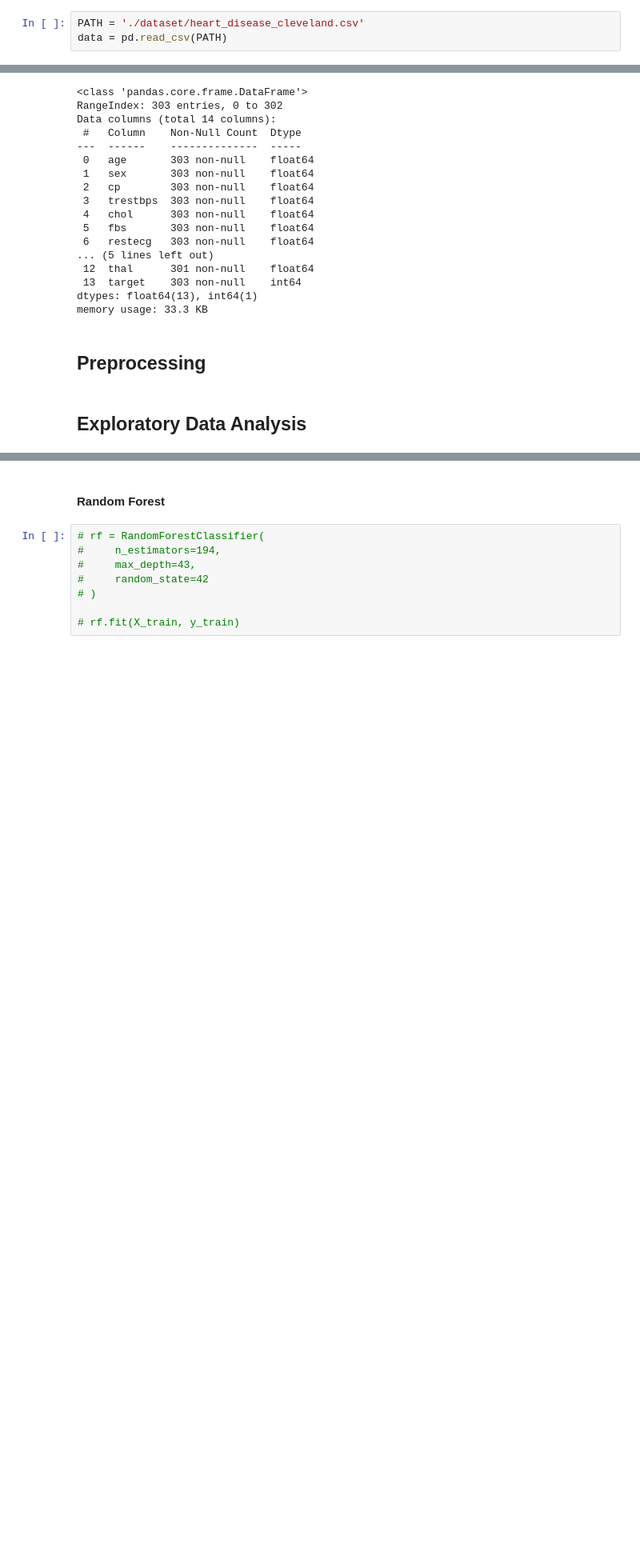
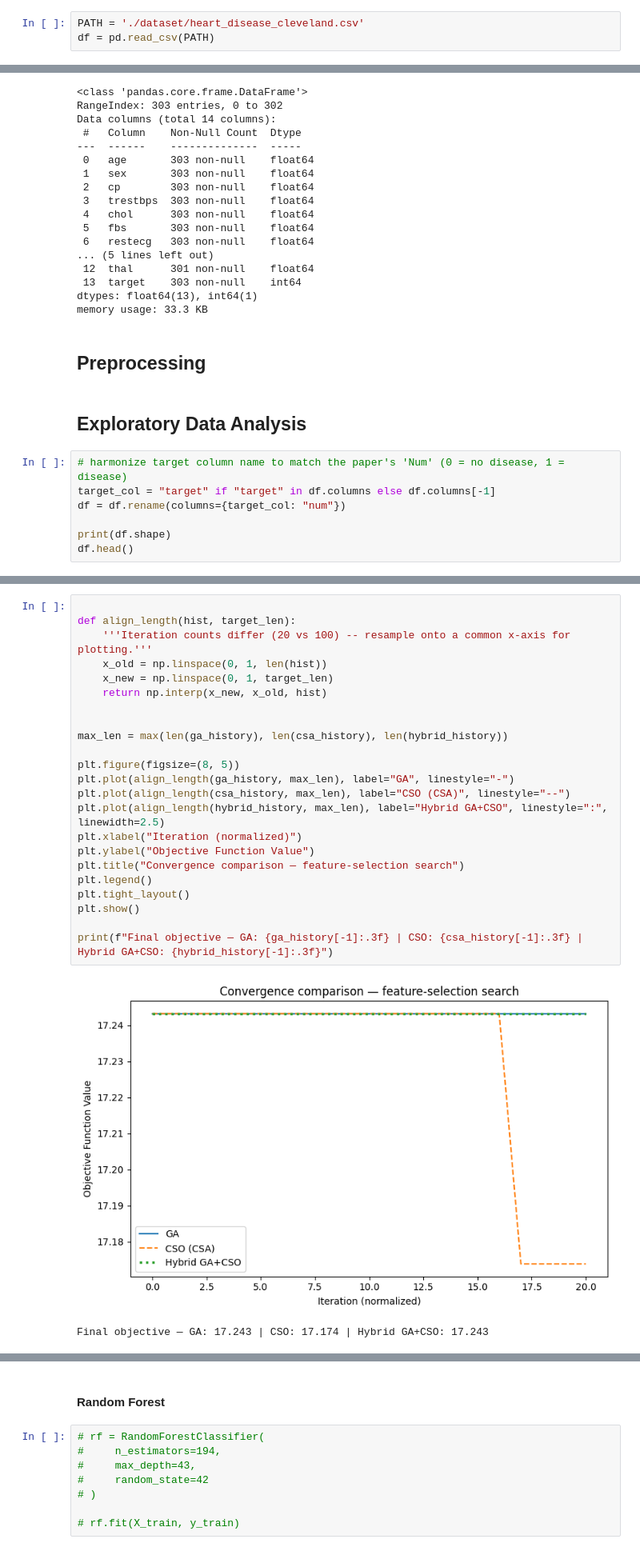
Before and after one commit to marcoyap41/heart-disease-prediction, a Jupyter notebook: main.ipynb, the cells around one changed output, grey strips where cells are left out. Shown at 80% size. Drawn from its saved outputs; the diff is of its cells as text; blank space fills up the shorter version.

Commit message:
Adding Feature Selection (GA + CSO)

```diff
--- a/main.ipynb
+++ b/main.ipynb
@@ -20,7 +22,7 @@ from tensorflow.keras.layers import Conv1D, ReLU, MaxPooling1D
 from tensorflow.keras.layers import Dense, Flatten
 # %%
 PATH = './dataset/heart_disease_cleveland.csv'
-data = pd.read_csv(PATH)
+df = pd.read_csv(PATH)
 # %% [markdown]
 ## Data Overview
 # %%
@@ -75,3 +77,10 @@ memory usage: 33.3 KB
 ## Preprocessing
 # %% [markdown]
 ## Exploratory Data Analysis
+# %%
+# harmonize target column name to match the paper's 'Num' (0 = no disease, 1 = disease)
+target_col = "target" if "target" in df.columns else df.columns[-1]
+df = df.rename(columns={target_col: "num"})
+
+print(df.shape)
+df.head()
@@ -79,0 +382,26 @@ memory usage: 33.3 KB
+# %%
+
+def align_length(hist, target_len):
+    '''Iteration counts differ (20 vs 100) -- resample onto a common x-axis for plotting.'''
+    x_old = np.linspace(0, 1, len(hist))
+    x_new = np.linspace(0, 1, target_len)
+    return np.interp(x_new, x_old, hist)
+
+
+max_len = max(len(ga_history), len(csa_history), len(hybrid_history))
+
+plt.figure(figsize=(8, 5))
+plt.plot(align_length(ga_history, max_len), label="GA", linestyle="-")
+plt.plot(align_length(csa_history, max_len), label="CSO (CSA)", linestyle="--")
+plt.plot(align_length(hybrid_history, max_len), label="Hybrid GA+CSO", linestyle=":", linewidth=2.5)
+plt.xlabel("Iteration (normalized)")
+plt.ylabel("Objective Function Value")
+plt.title("Convergence comparison — feature-selection search")
+plt.legend()
+plt.tight_layout()
+plt.show()
+
+print(f"Final objective — GA: {ga_history[-1]:.3f} | CSO: {csa_history[-1]:.3f} | Hybrid GA+CSO: {hybrid_history[-1]:.3f}")
+# %% [output]
+[figure, added]
+Final objective — GA: 17.243 | CSO: 17.174 | Hybrid GA+CSO: 17.243
```
Also changed, not shown: parts of 24 cells of this notebook.
